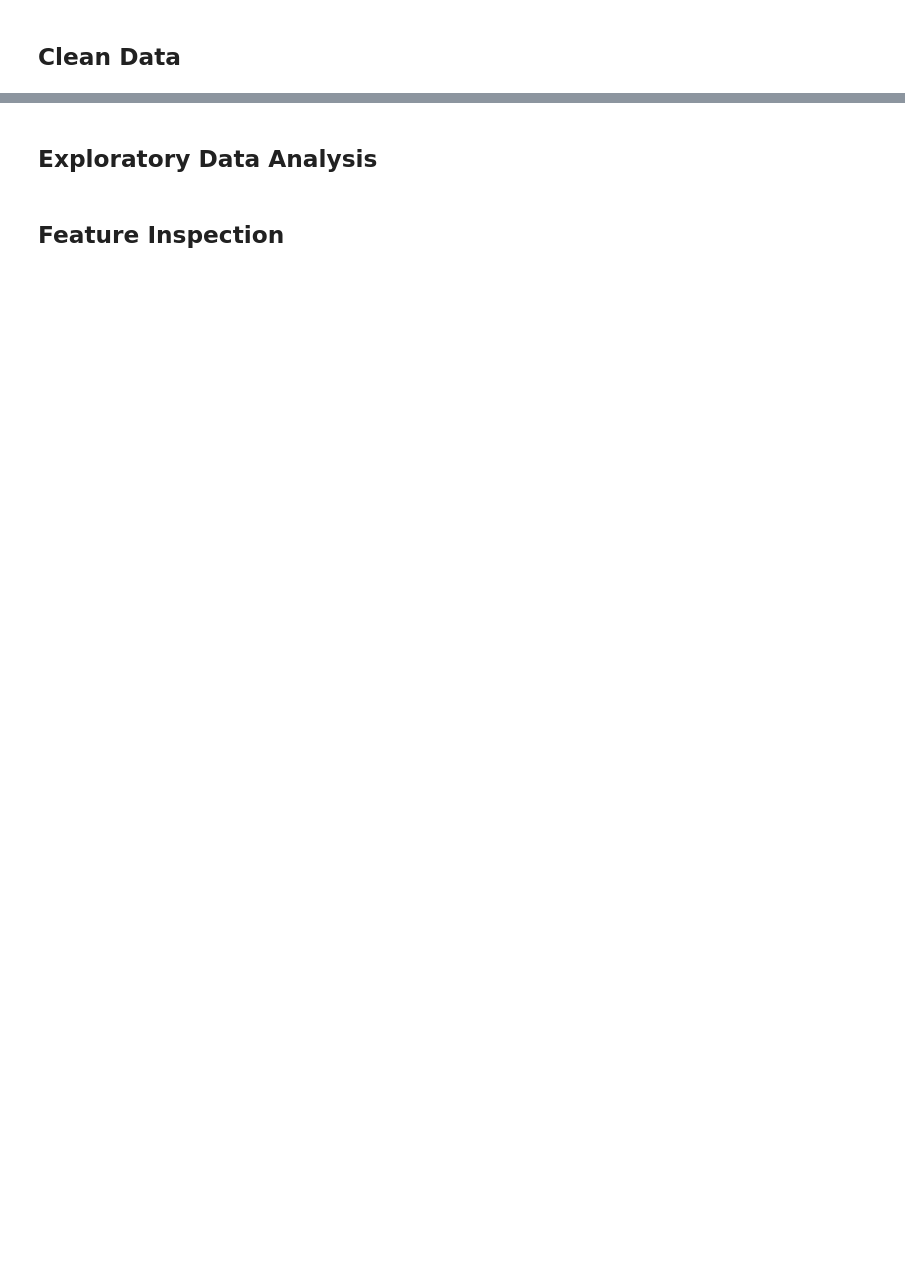
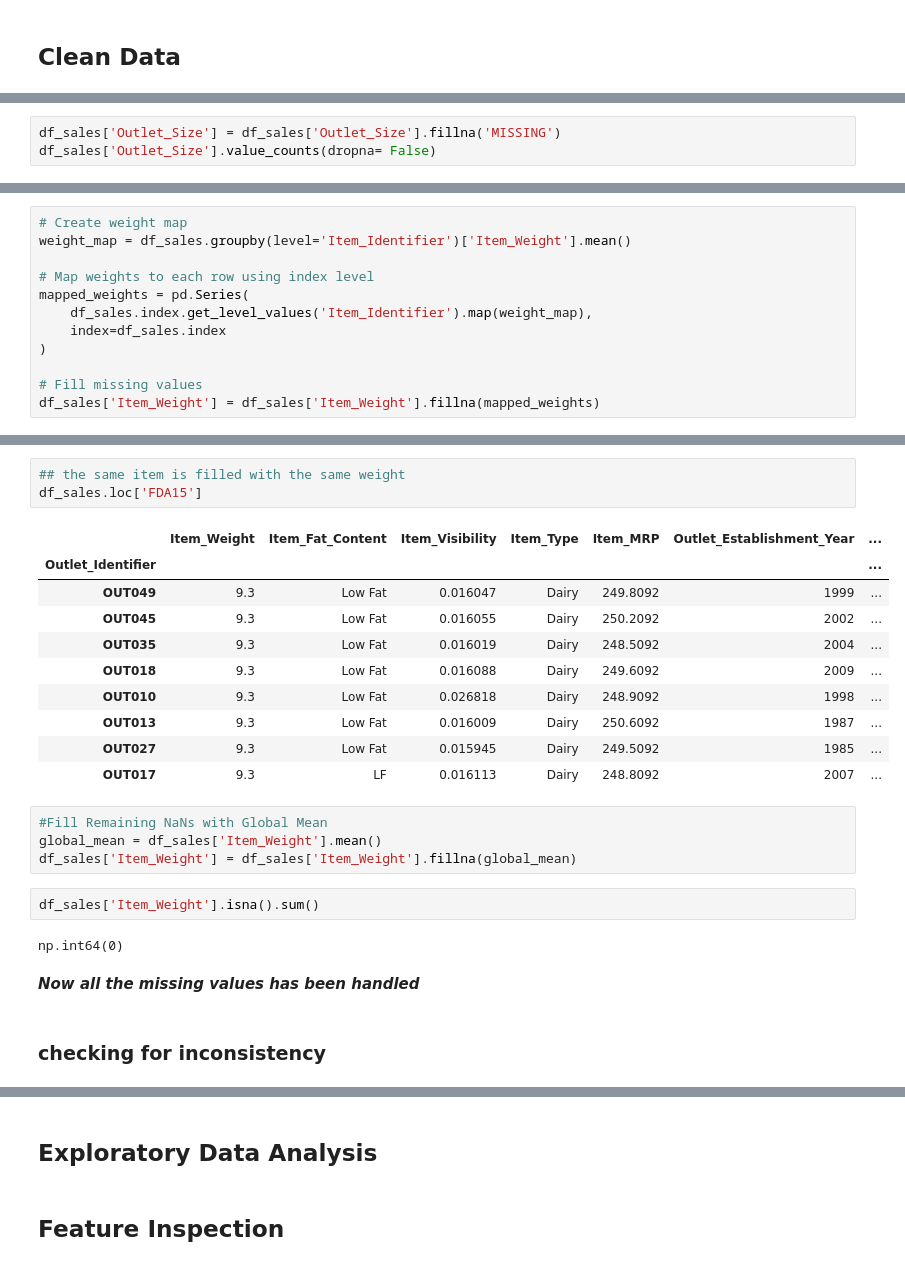
Before and after one commit to Bisan-Abuzubaida/Prediction-of-Product-Sales, a Jupyter notebook: Prediction_of_Product_Sales.ipynb, the cells around one changed output, grey strips where cells are left out. Cells and saved outputs as stored; diff of their text form; blank space fills up the shorter version.

```diff
--- a/Prediction_of_Product_Sales.ipynb
+++ b/Prediction_of_Product_Sales.ipynb
@@ -12,0 +213,3 @@
+# %%
+df_sales['Outlet_Size'] = df_sales['Outlet_Size'].fillna('MISSING')
+df_sales['Outlet_Size'].value_counts(dropna= False)
@@ -12,0 +322,12 @@
+# %%
+# Create weight map
+weight_map = df_sales.groupby(level='Item_Identifier')['Item_Weight'].mean()
+
+# Map weights to each row using index level
+mapped_weights = pd.Series(
+    df_sales.index.get_level_values('Item_Identifier').map(weight_map),
+    index=df_sales.index
+)
+
+# Fill missing values
+df_sales['Item_Weight'] = df_sales['Item_Weight'].fillna(mapped_weights)
@@ -12,0 +354,26 @@
+# %%
+## the same item is filled with the same weight
+df_sales.loc['FDA15']
+# %% [output]
+|  | Item_Weight | Item_Fat_Content | Item_Visibility | Item_Type | Item_MRP | Outlet_Establishment_Year | ... |
+| Outlet_Identifier |  |  |  |  |  |  | ... |
+| OUT049 | 9.3 | Low Fat | 0.016047 | Dairy | 249.8092 | 1999 | ... |
+| OUT045 | 9.3 | Low Fat | 0.016055 | Dairy | 250.2092 | 2002 | ... |
+| OUT035 | 9.3 | Low Fat | 0.016019 | Dairy | 248.5092 | 2004 | ... |
+| OUT018 | 9.3 | Low Fat | 0.016088 | Dairy | 249.6092 | 2009 | ... |
+| OUT010 | 9.3 | Low Fat | 0.026818 | Dairy | 248.9092 | 1998 | ... |
+| OUT013 | 9.3 | Low Fat | 0.016009 | Dairy | 250.6092 | 1987 | ... |
+| OUT027 | 9.3 | Low Fat | 0.015945 | Dairy | 249.5092 | 1985 | ... |
+| OUT017 | 9.3 | LF | 0.016113 | Dairy | 248.8092 | 2007 | ... |
+# %%
+#Fill Remaining NaNs with Global Mean
+global_mean = df_sales['Item_Weight'].mean()
+df_sales['Item_Weight'] = df_sales['Item_Weight'].fillna(global_mean)
+# %%
+df_sales['Item_Weight'].isna().sum()
+# %% [output]
+np.int64(0)
+# %% [markdown]
+***Now all the missing values has been handled***
+# %% [markdown]
+### checking for inconsistency
```
Also changed, not shown: parts of 38 cells of this notebook.
